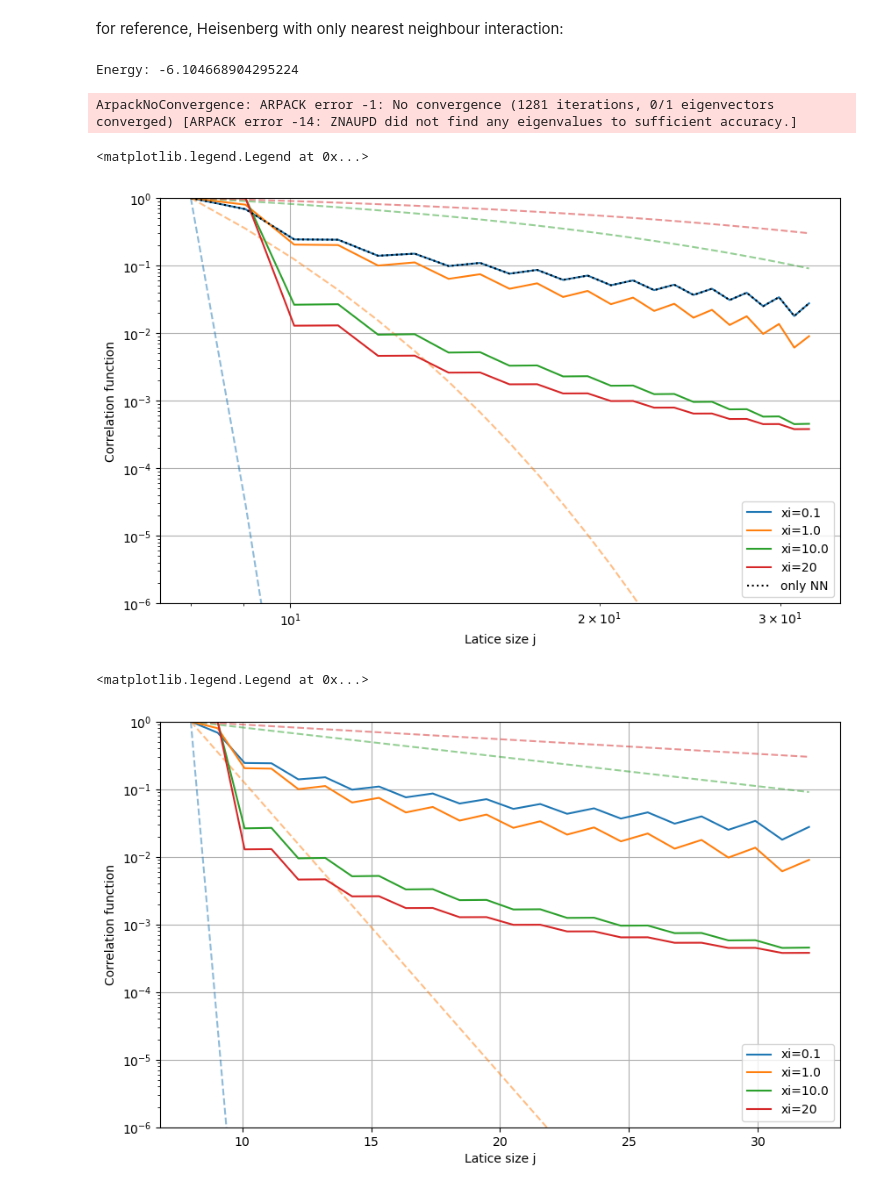
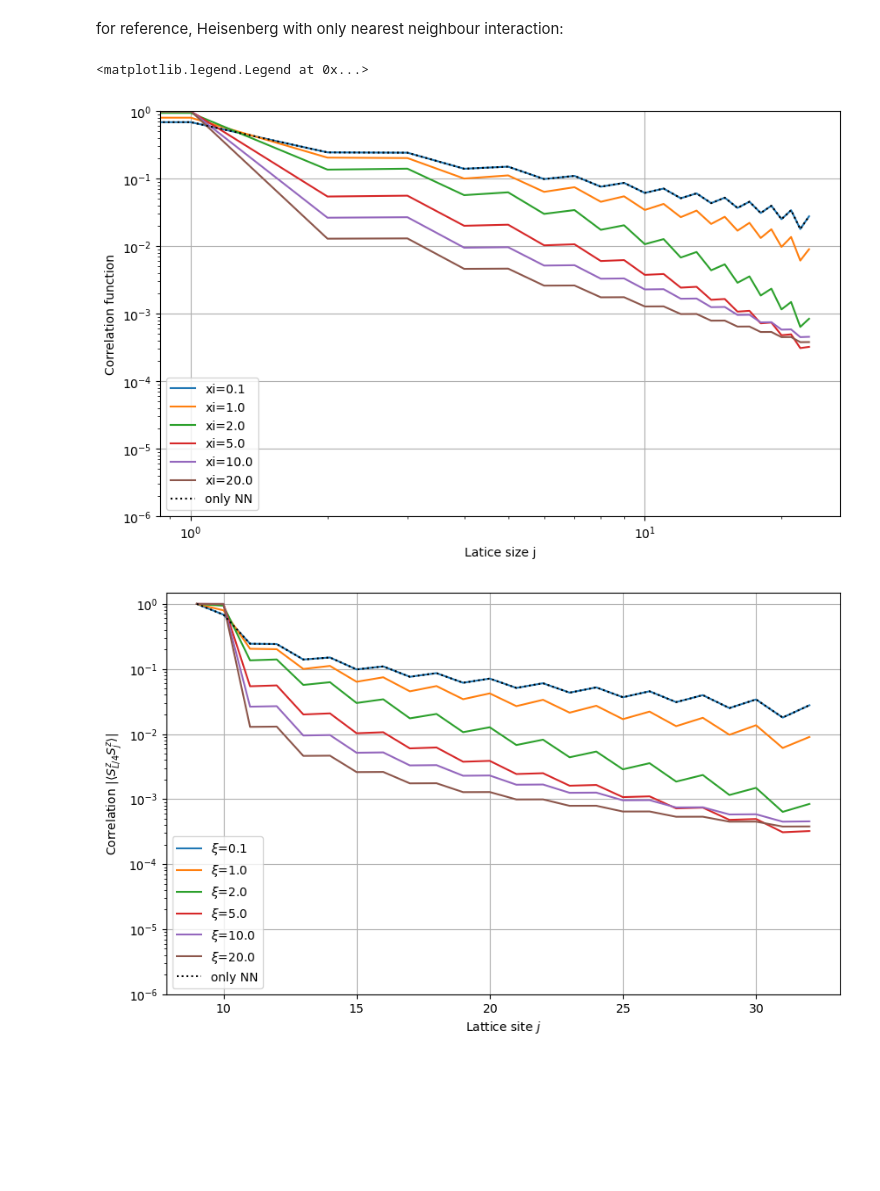
Before and after one commit to timmguthle/CMB_MPS_project_nr_17, a Jupyter notebook: main.ipynb, the cells around one changed output. Cells and saved outputs as stored; diff of their text form; code cells hidden in the pictures; blank space fills up the shorter version.

Commit message:
added L = 64 calculation clean up plotting

```diff
--- a/main.ipynb
+++ b/main.ipynb
@@ -154,7 +144,7 @@ def correlation_function(psi, X, Y, i):
         LP = np.tensordot(B.conj(), LP, axes=([0, 1], [0, 1])) # [vL*] [j*] vR*, [vR*] [j] vR
     return np.real_if_close(corrs)
 # %%
-xi_range = [0.1, 1., 10.] # for initial run, maybe use more later
+xi_range = [0.1, 1., 2.0, 5.0, 10., 20.0]
 L_for_correlations = 32
 
 ground_states = []
@@ -184,6 +174 @@ Energy: -11.50381323987824
 The system is converged after 5 sweeps!
-# %%
-xi = 20
-print(f"Running DMRG simulation for xi = {xi}")
-model, mps, engine = run_dmrg_simulation(L_for_correlations, J, xi, tol=1e-10)
-ground_states.append(mps)
@@ -228,5 +207,0 @@ def run_dmrg_simulation_only_NN(L, J, xi, max_sweeps=20, tol=1e-9):
-# %%
-modelNN, mpsNN, engineNN = run_dmrg_simulation_only_NN(L_for_correlations, J, XI, tol=1e-9)
-# %% [output]
-Energy: -6.104668904295224
-ArpackNoConvergence: ARPACK error -1: No convergence (1281 iterations, 0/1 eigenvectors converged) [ARPACK error -14: ZNAUPD did not find any eigenvalues to sufficient accuracy.]
@@ -241,45 +214,47 @@ def expected_correlation_function(distance, xi):
 # %%
 fig, ax = plt.subplots(figsize=(10, 6))
 
-L_plot = np.linspace(L_for_correlations // 4, L_for_correlations, len(correlations[0]))
+# L_plot = np.linspace(L_for_correlations // 4, L_for_correlations, len(correlations[0]))
+L_plot = np.arange(0, len(correlations[0]))
 
 ax.set_yscale('log')
 ax.set_xscale('log')
 
-for i, g in enumerate(xi_range + [20]):
+for i, g in enumerate(xi_range):
     ax.plot(L_plot, np.abs(correlations[i].real), label=f'xi={g}', color=f'C{i}')
-    ax.plot(L_plot, expected_correlation_function(L_plot - L_for_correlations // 4, g), linestyle='--' ,color=f'C{i}', alpha=0.5)
+    # ax.plot(L_plot, expected_correlation_function(L_plot - L_for_correlations // 4, g), linestyle='--' ,color=f'C{i}', alpha=0.5)
 
 ax.plot(L_plot, np.abs(correlations_NN.real), label='only NN', linestyle=':', color='black')
 
 ax.set_xlabel("Latice size j")
 ax.set_ylabel("Correlation function")
 
 ax.set_ylim(1e-6, 1.0)
 
 ax.legend()
 # %% [output]
 <matplotlib.legend.Legend at 0x...>
-[figure, old version]
+[figure, new version]
 # %%
 fig, ax = plt.subplots(figsize=(10, 6))
 
-L_plot = np.linspace(L_for_correlations // 4, L_for_correlations, len(correlations[0]))
+L_plot = np.linspace(L_for_correlations // 4 + 1, L_for_correlations, len(correlations[0]))
 
 ax.set_yscale('log')
 
-for i, g in enumerate(xi_range + [20]):
-    ax.plot(L_plot, np.abs(correlations2[i]), label=f'xi={g}', color=f'C{i}')
-    ax.plot(L_plot, expected_correlation_function(L_plot - L_for_correlations // 4, g), linestyle='--' ,color=f'C{i}', alpha=0.5)
+for i, g in enumerate(xi_range):
+    ax.plot(L_plot, np.abs(correlations[i]), label=f'$\\xi$={g}', color=f'C{i}')
+    # ax.plot(L_plot, expected_correlation_function(L_plot - L_for_correlations // 4, g), linestyle='--' ,color=f'C{i}', alpha=0.5)
 
-# ax.plot(L_plot, np.abs(correlations_NN.real), label='only NN', linestyle=':', color='black')
+ax.plot(L_plot, np.abs(correlations_NN.real), label='only NN', linestyle=':', color='black')
 
-ax.set_xlabel("Latice size j")
-ax.set_ylabel("Correlation function")
+ax.set_xlabel("Lattice site $j$")
+ax.set_ylabel("Correlation $|\\langle S^z_{L/4} S^z_j \\rangle|$")
 
-ax.set_ylim(1e-6, 1.0)
+ax.set_ylim(1e-6, 1.5)
 
 ax.legend()
+
+fig.savefig("plots/correlation_functions_abs_log.pdf", bbox_inches='tight')
 # %% [output]
-<matplotlib.legend.Legend at 0x...>
-[figure, old version]
+[figure, new version]
```
Also changed, not shown: parts of 16 cells of this notebook, 6 other files.
